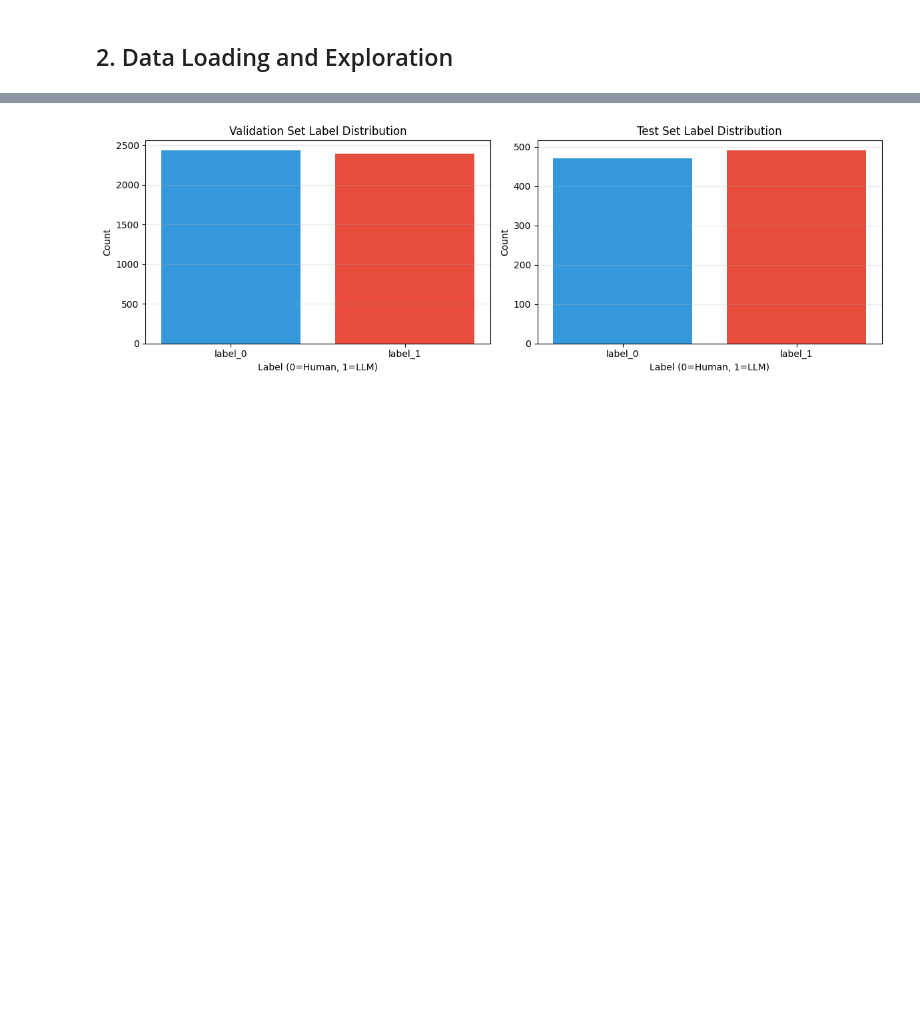
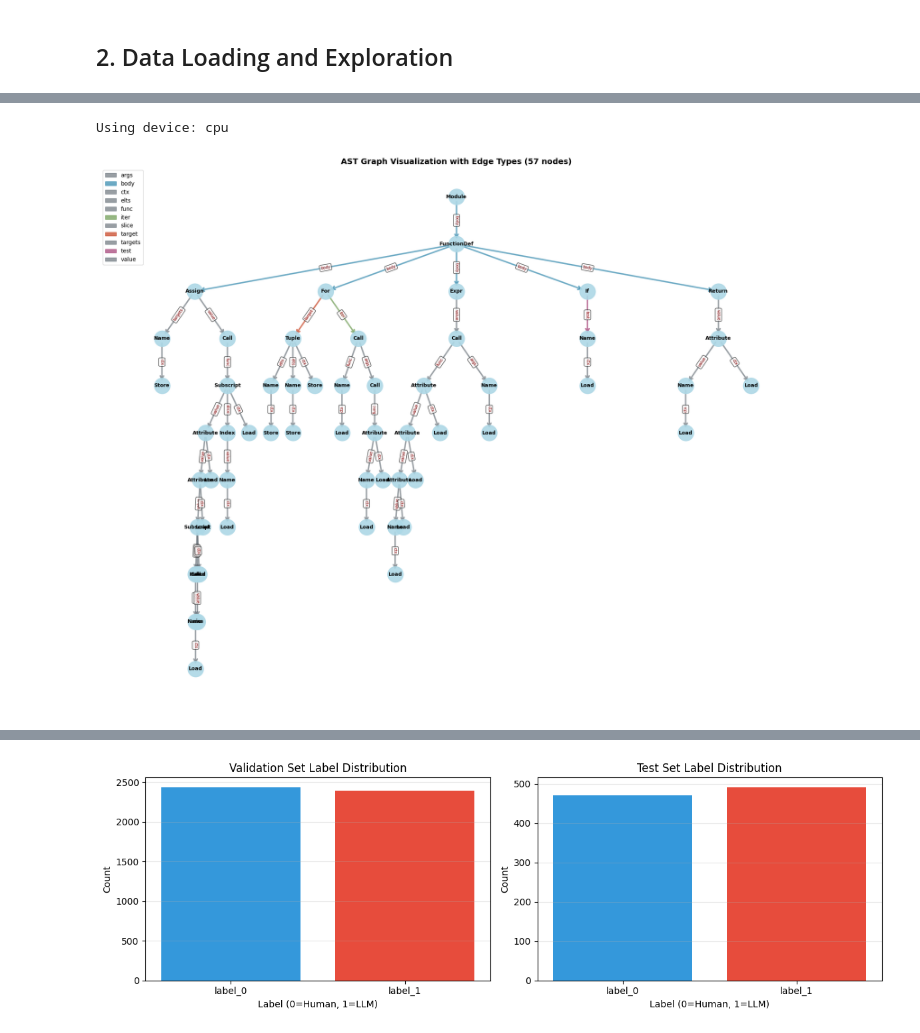
Before and after one commit to kyleenliao/Graph-based-Human-vs.-LLM-Code-Classifier, a Jupyter notebook: classifier-ablation-studies.ipynb, the cells around one changed output, grey strips where cells are left out. Drawn from its saved outputs; the diff is of its cells as text; code cells hidden in the pictures; blank space fills up the shorter version.

Commit message:
simplified graph ablation

```diff
--- a/classifier-ablation-studies.ipynb
+++ b/classifier-ablation-studies.ipynb
@@ -126,0 +140,30 @@ Test set size: 961
+# %%
+import os
+import json
+import numpy as np
+import matplotlib.pyplot as plt
+import seaborn as sns
+from tqdm import tqdm
+
+import torch
+import torch.nn as nn
+import torch.nn.functional as F
+from torch.utils.data import DataLoader
+from sklearn.metrics import accuracy_score, precision_recall_fscore_support, confusion_matrix, roc_auc_score, roc_curve
+
+
+# Import custom modules
+from graphdataset import CodeGraphDataset
+from process import PythonCodeProcessor
+
+# Set random seeds for reproducibility
+torch.manual_seed(42)
+np.random.seed(42)
+
+# Device configuration
+device = torch.device('cuda' if torch.cuda.is_available() else 'cpu')
+print(f"Using device: {device}")
+# %% [output]
+Using device: cpu
+# %%
+sample_code="def add_instance_to_database(model: str, _commit: bool = True, **kwargs) -> int:\n    instance = globals()['rio'].models.__dict__[model]()\n    for key, value in kwargs.items():\n        setattr(instance, key, value)\n    rio.db.session.add(instance)\n    if _commit:\n        rio.db.session.commit()\n    return instance.id"
@@ -127,3 +174,10 @@ Test set size: 961
+# %%
+sample_processor = PythonCodeProcessor(simplified_ast=True)
+def verify_ablation_visually():
+    sample_processor.visualize_graph(sample_code, max_nodes_display=100, output_file=None)
+verify_ablation_visually()
+# %% [output]
+[figure, added]
 # %%
 # Display dataset statistics
 print("\n" + "="*70)
```
Also changed, not shown: parts of 5 cells of this notebook, 2 other files.
